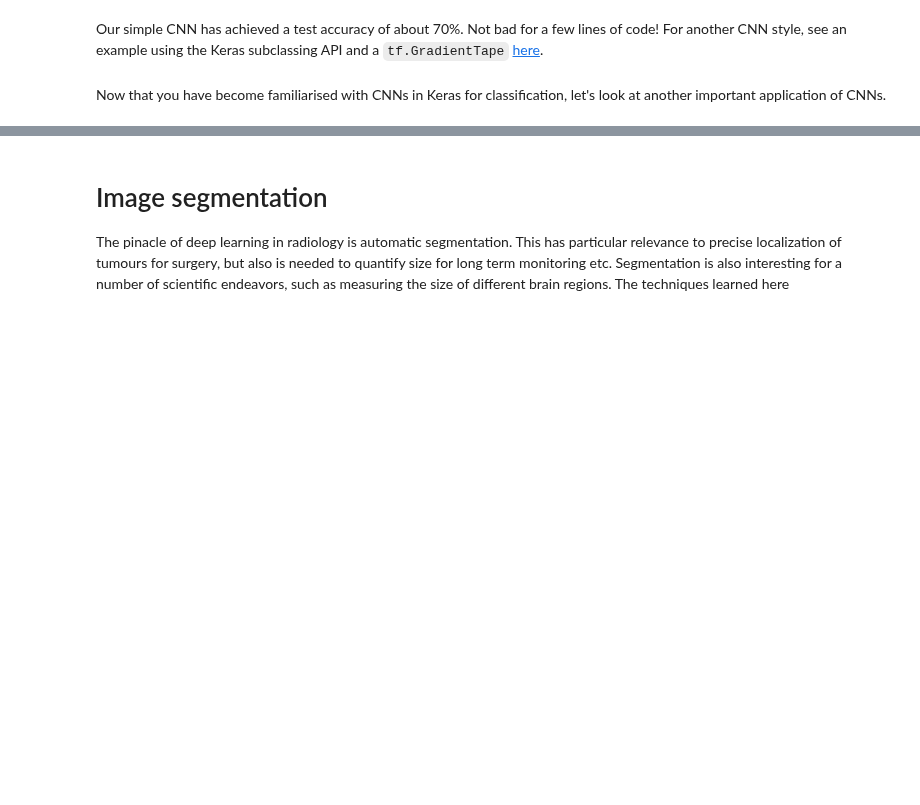
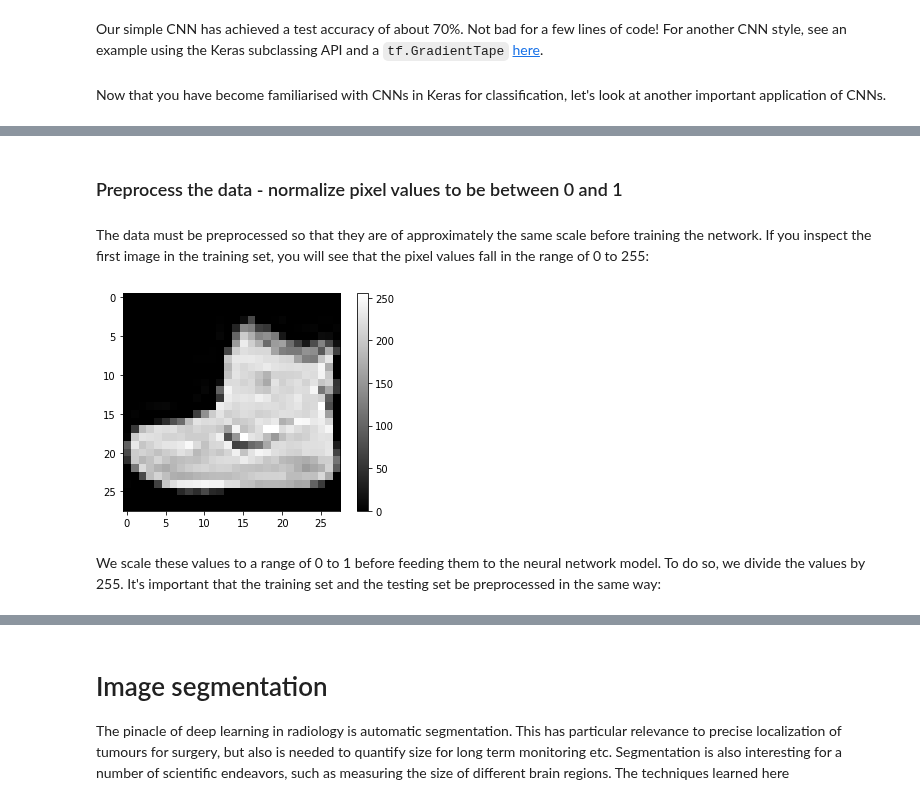
Before and after one commit to oercompbiomed/CBM101, a Jupyter notebook: H_Neural_Networks/3_Convolutional_Neural_Networks.ipynb, the cells around one changed output, grey strips where cells are left out. Saved outputs shown, nothing was run; the diff lists cells and outputs as text; code cells hidden in the pictures; blank space fills up the shorter version.

Commit message:
added fashion mnist from seili2020

```diff
--- a/H_Neural_Networks/3_Convolutional_Neural_Networks.ipynb
+++ b/H_Neural_Networks/3_Convolutional_Neural_Networks.ipynb
@@ -256,0 +368,2 @@ Now that you have become familiarised with CNNs in Keras for classification, let
+# %%
+fashion_mnist = tf.keras.datasets.fashion_mnist
@@ -256,0 +377,2 @@ Now that you have become familiarised with CNNs in Keras for classification, let
+# %%
+(train_images, train_labels), (test_images, test_labels) = fashion_mnist.load_data()
@@ -256,0 +449,14 @@ Now that you have become familiarised with CNNs in Keras for classification, let
+# %% [markdown]
+### Preprocess the data - normalize pixel values to be between 0 and 1
+# %% [markdown]
+The data must be preprocessed so that they are of approximately the same scale before training the network. If you inspect the first image in the training set, you will see that the pixel values fall in the range of 0 to 255:
+# %%
+plt.figure()
+plt.imshow(train_images[0],cmap='gray')
+plt.colorbar()
+plt.grid(False)
+plt.show()
+# %% [output]
+[figure, added]
+# %% [markdown]
+We scale these values to a range of 0 to 1 before feeding them to the neural network model. To do so, we divide the values by 255. It's important that the training set and the testing set be preprocessed in the same way:
```
Also changed, not shown: parts of 147 cells of this notebook.
